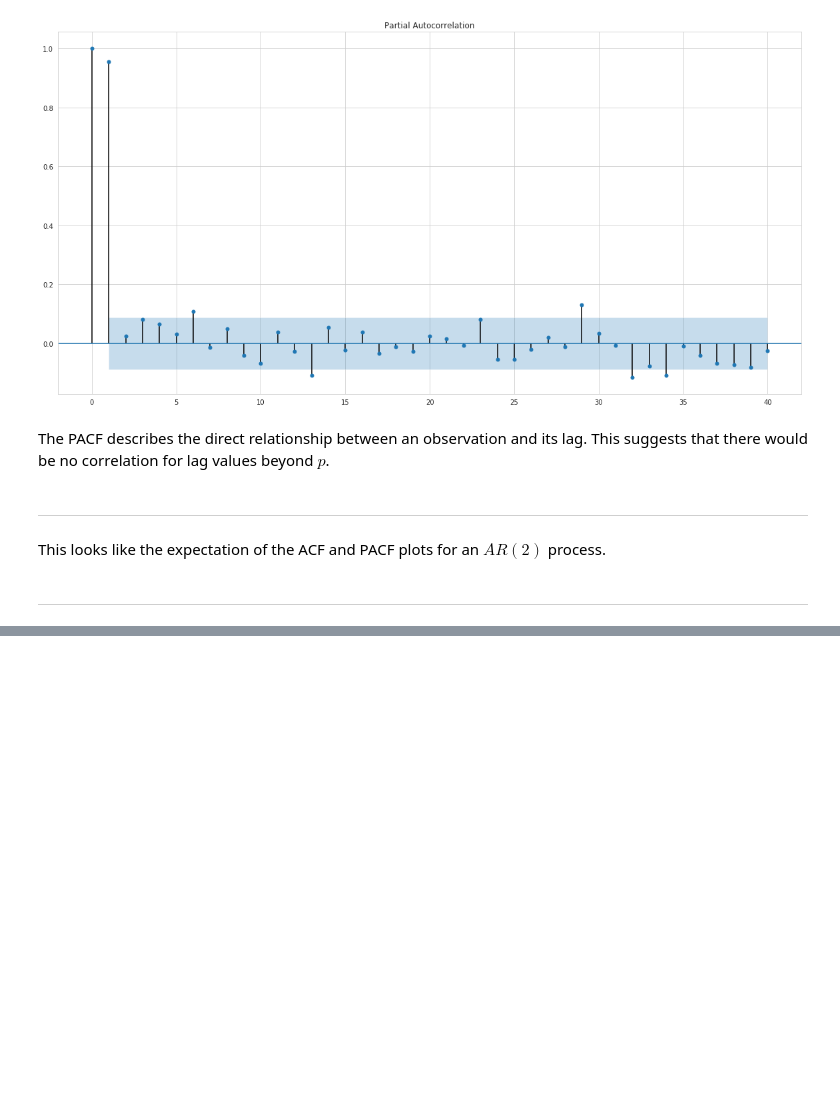
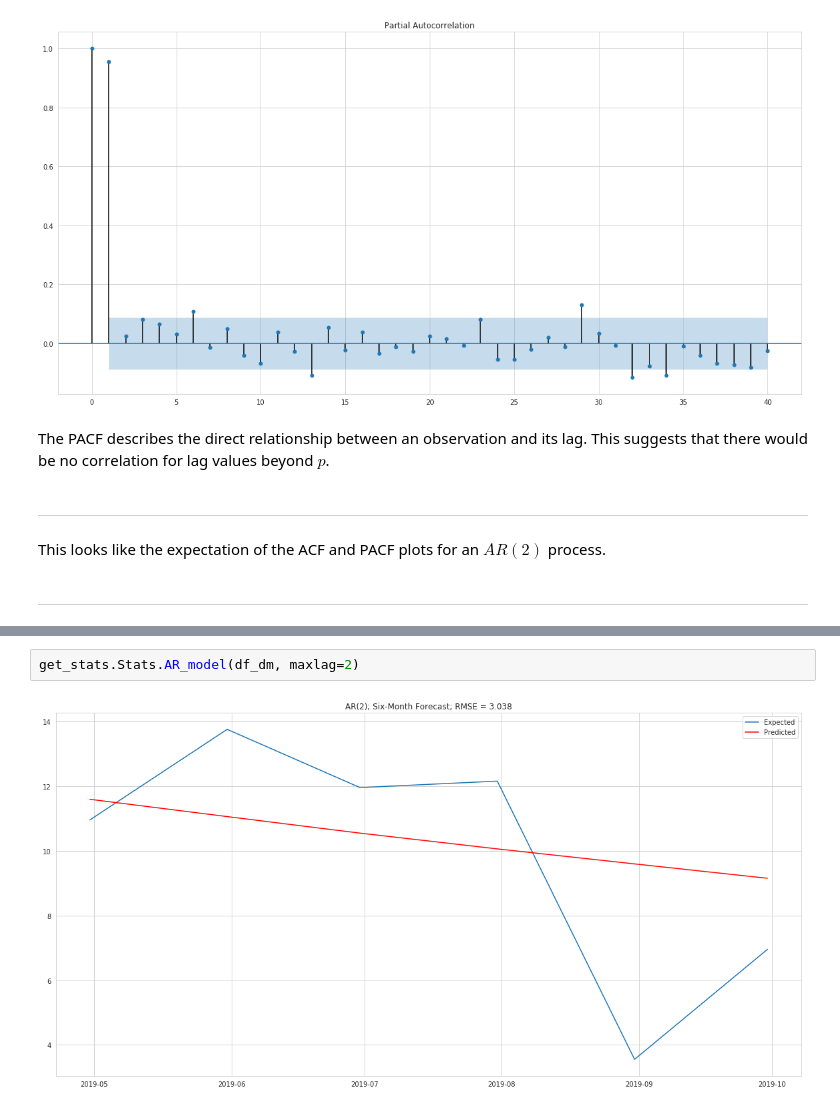
Before and after one commit to nt-ds/ckt-time-series-analysis, a Jupyter notebook: notebooks/Consumer Sentiment - Time Series Analysis.ipynb, the cells around one changed output, grey strips where cells are left out. Drawn from its saved outputs; the diff is of its cells as text; blank space fills up the shorter version.

```diff
--- a/notebooks/Consumer Sentiment - Time Series Analysis.ipynb
+++ b/notebooks/Consumer Sentiment - Time Series Analysis.ipynb
@@ -329,0 +339,4 @@ This looks like the expectation of the ACF and PACF plots for an $AR(2)$ process
+# %%
+get_stats.Stats.AR_model(df_dm, maxlag=2)
+# %% [output]
+[figure, added]
```
Also changed, not shown: parts of 29 cells of this notebook.
